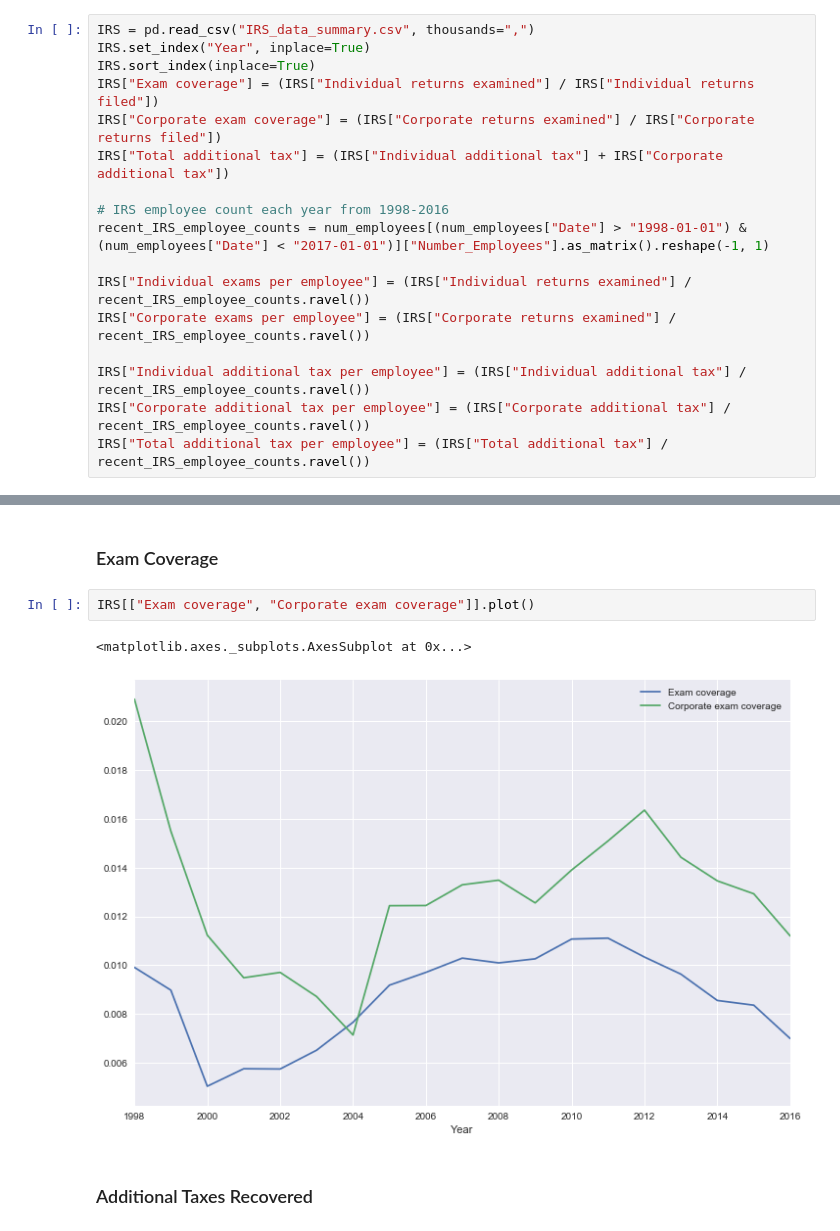
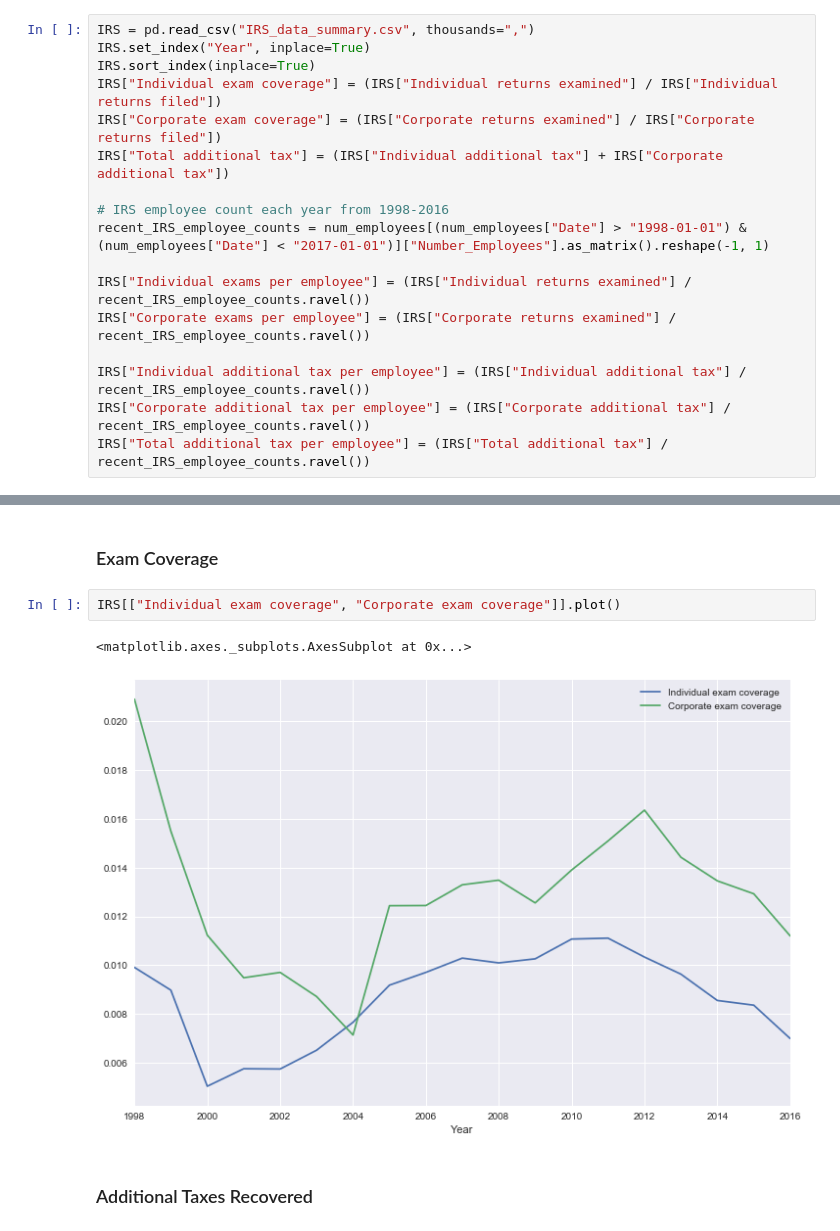
Before and after one commit to jimmyjwu/US_federal_government_performance, a Jupyter notebook: IRS Analysis.ipynb, the cells around one changed output, grey strips where cells are left out. Saved outputs shown, nothing was run; the diff lists cells and outputs as text.

```diff
--- a/IRS Analysis.ipynb
+++ b/IRS Analysis.ipynb
@@ -97,7 +97,7 @@ average_salaries["Occupation"] = average_salaries["Occupation"].map({"0512": "In
 IRS = pd.read_csv("IRS_data_summary.csv", thousands=",")
 IRS.set_index("Year", inplace=True)
 IRS.sort_index(inplace=True)
-IRS["Exam coverage"] = (IRS["Individual returns examined"] / IRS["Individual returns filed"])
+IRS["Individual exam coverage"] = (IRS["Individual returns examined"] / IRS["Individual returns filed"])
 IRS["Corporate exam coverage"] = (IRS["Corporate returns examined"] / IRS["Corporate returns filed"])
 IRS["Total additional tax"] = (IRS["Individual additional tax"] + IRS["Corporate additional tax"])
 
@@ -115,10 +115,10 @@ IRS["Total additional tax per employee"] = (IRS["Total additional tax"] / recent
 # %% [markdown]
 ### Exam Coverage
 # %%
-IRS[["Exam coverage", "Corporate exam coverage"]].plot()
+IRS[["Individual exam coverage", "Corporate exam coverage"]].plot()
 # %% [output]
 <matplotlib.axes._subplots.AxesSubplot at 0x...>
-[figure, old version]
+[figure, new version]
 # %% [markdown]
 ### Additional Taxes Recovered
 # %%
```
Also changed, not shown: parts of 6 cells of this notebook.
